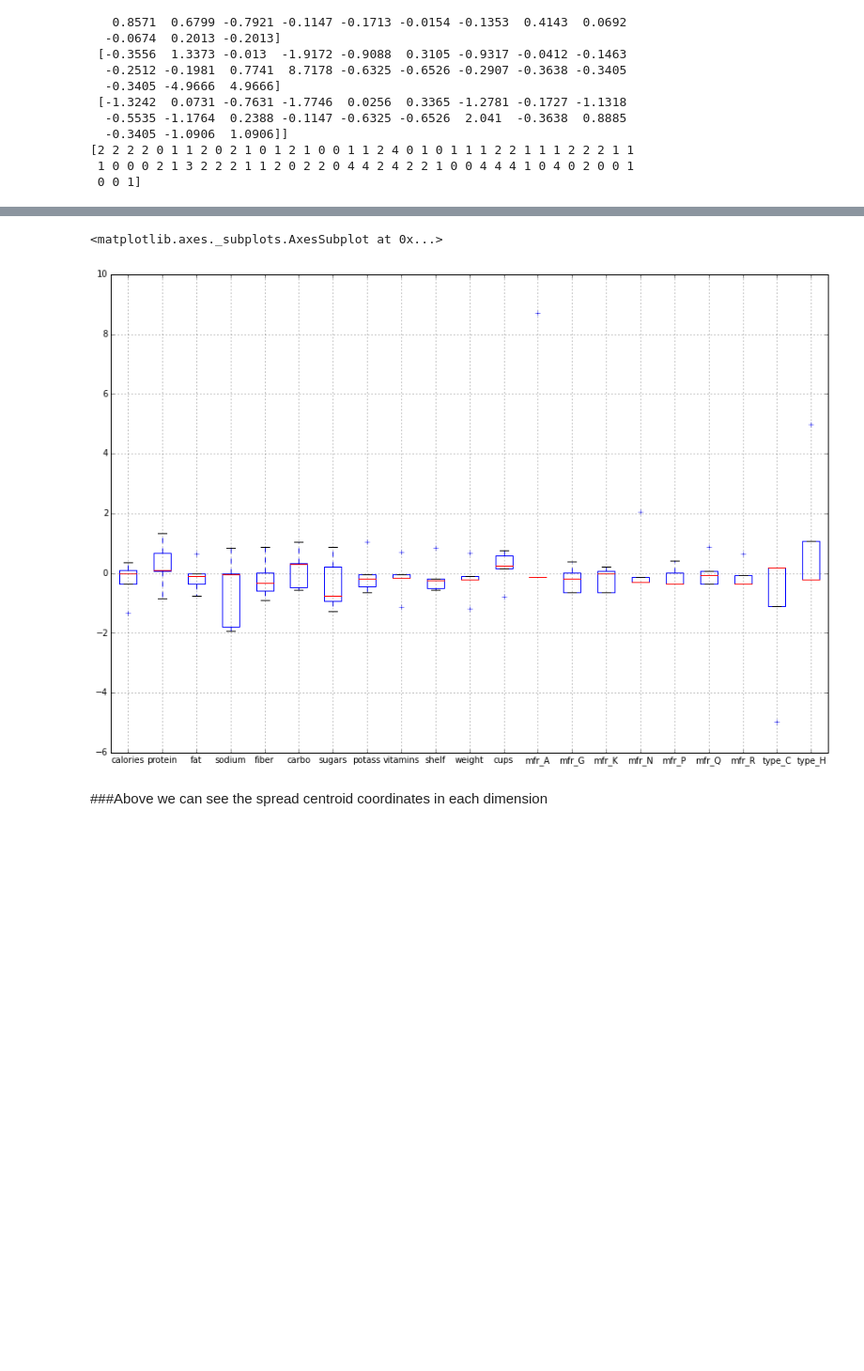
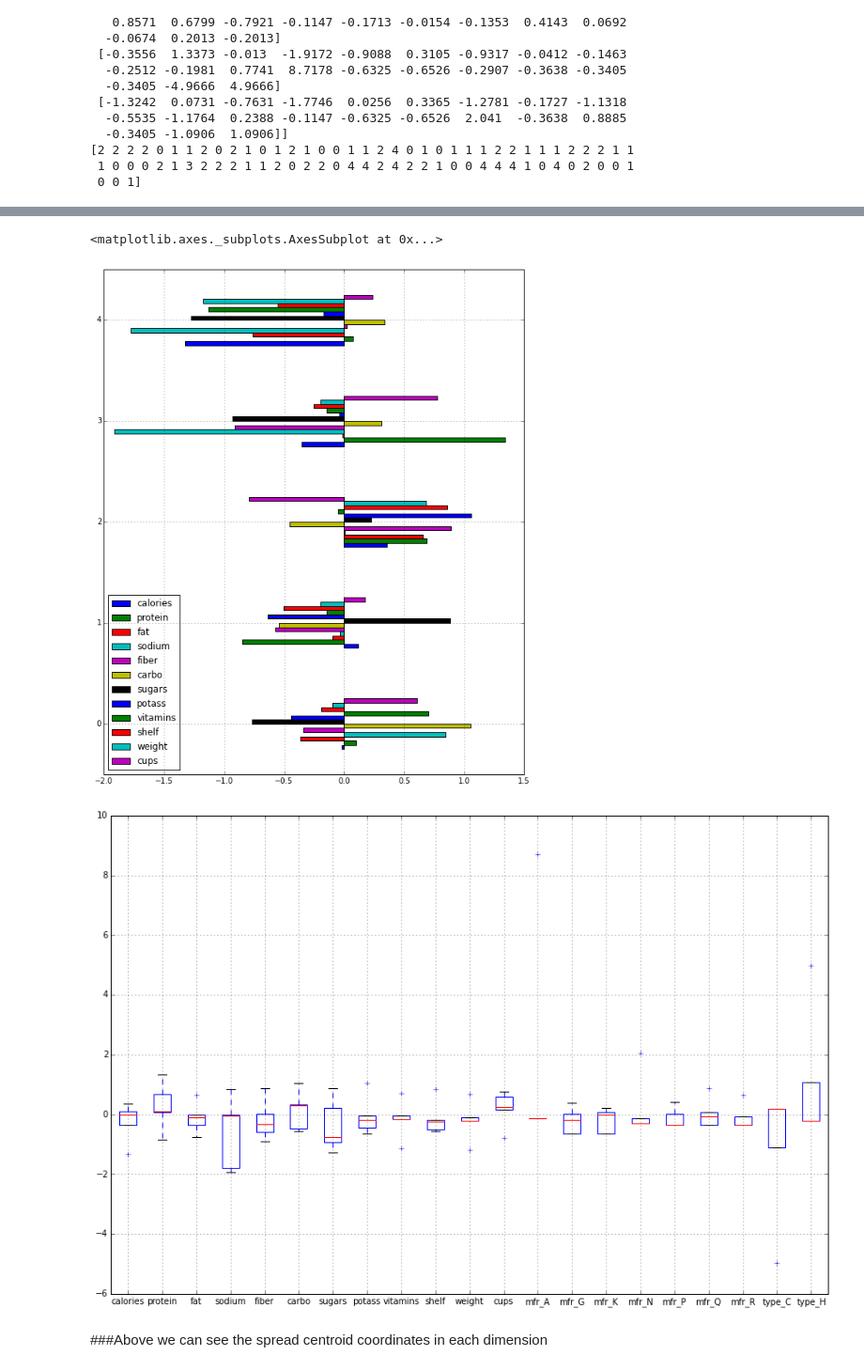
Before and after one commit to tiyd-python-2015-05/honey-nut-clusters, a Jupyter notebook: clustering_analysis.ipynb, the cells around one changed output, grey strips where cells are left out. Shown at 94% size. Drawn from its saved outputs; the diff is of its cells as text; code cells hidden in the pictures; blank space fills up the shorter version.

```diff
--- a/clustering_analysis.ipynb
+++ b/clustering_analysis.ipynb
@@ -186,9 +188,11 @@ ss = pd.DataFrame(scaled, columns=columns, index=index) #scaled version
 # %%
 centroids = pd.DataFrame(kmeans.cluster_centers_, columns=data.columns)
-# centroids.plot(figsize=(15,10), kind='bar')
+centroids.ix[:,:-9].plot(figsize=(10,12), kind='barh')
 # centroids.plot(figsize=(15,10), kind='box')
 centroids.plot(figsize=(15,10), kind='box')
 # centroids.plot(figsize=(15,10), kind='line')
+# df.plot()
 # %% [output]
 <matplotlib.axes._subplots.AxesSubplot at 0x...>
-[figure, old version]
+[figure, new version]
+[figure, added]
```
Also changed, not shown: parts of 6 cells of this notebook.
